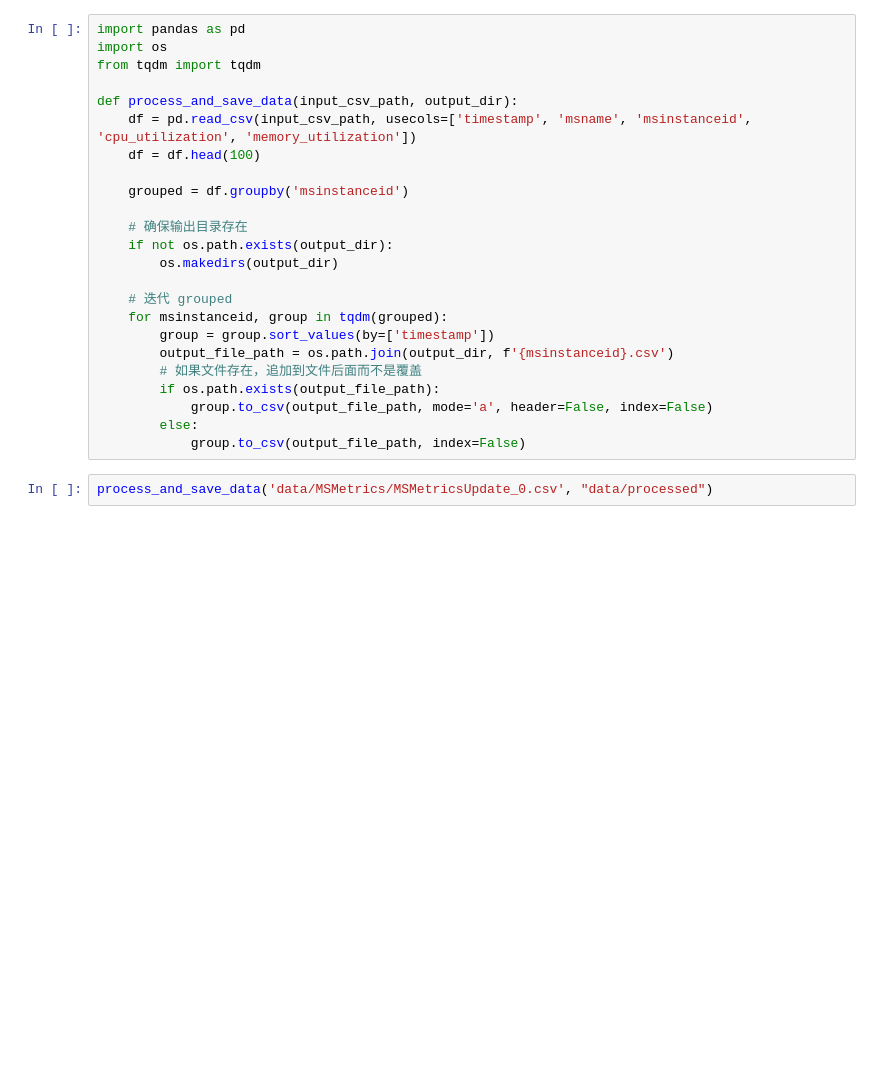
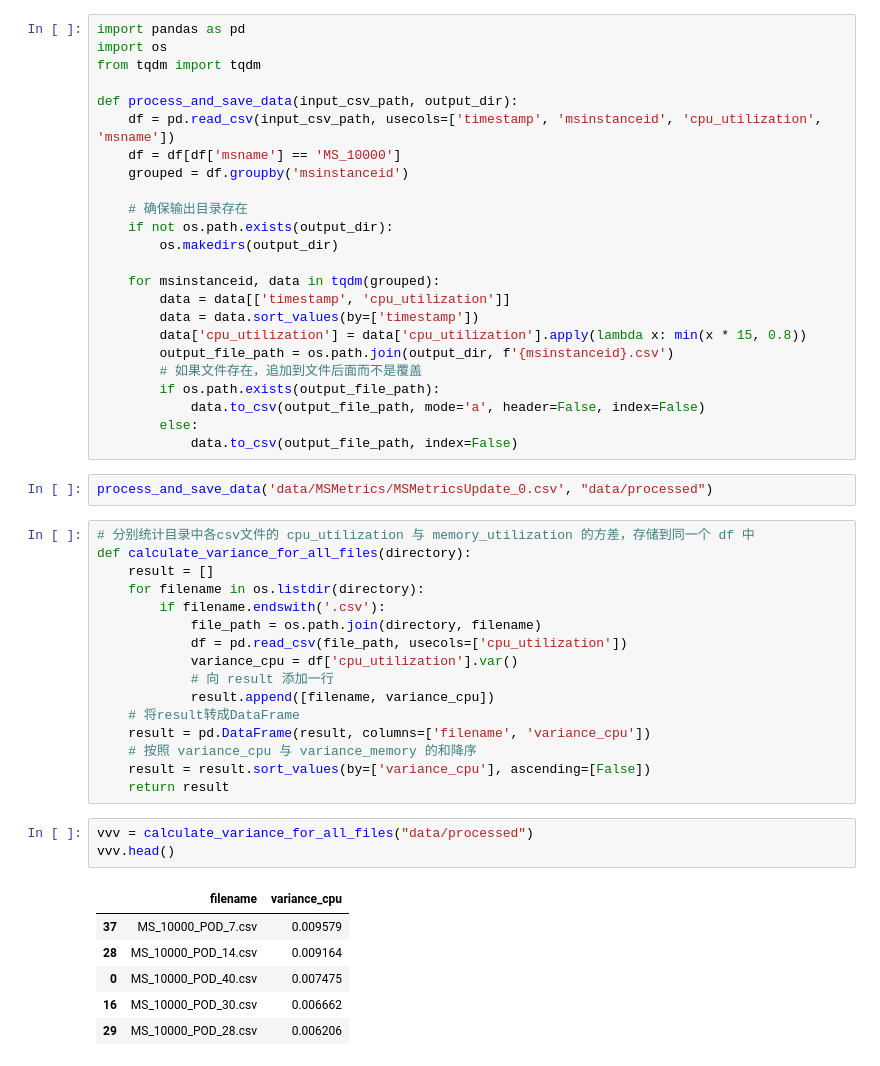
Before and after one commit to AiRanthem/clusterdata, a Jupyter notebook: cluster-trace-microservices-v2022/data-process.ipynb, the cells around one changed output. Cells and saved outputs as stored; diff of their text form; blank space fills up the shorter version.

```diff
--- a/cluster-trace-microservices-v2022/data-process.ipynb
+++ b/cluster-trace-microservices-v2022/data-process.ipynb
@@ -4,26 +4,52 @@ import os
 from tqdm import tqdm
 
 def process_and_save_data(input_csv_path, output_dir):
-    df = pd.read_csv(input_csv_path, usecols=['timestamp', 'msname', 'msinstanceid', 'cpu_utilization', 'memory_utilization'])
-    df = df.head(100)
-
+    df = pd.read_csv(input_csv_path, usecols=['timestamp', 'msinstanceid', 'cpu_utilization', 'msname'])
+    df = df[df['msname'] == 'MS_10000']
     grouped = df.groupby('msinstanceid')
 
     # 确保输出目录存在
     if not os.path.exists(output_dir):
         os.makedirs(output_dir)
 
-    # 迭代 grouped
-    for msinstanceid, group in tqdm(grouped):
-        group = group.sort_values(by=['timestamp'])
+    for msinstanceid, data in tqdm(grouped):
+        data = data[['timestamp', 'cpu_utilization']]
+        data = data.sort_values(by=['timestamp'])
+        data['cpu_utilization'] = data['cpu_utilization'].apply(lambda x: min(x * 15, 0.8))
         output_file_path = os.path.join(output_dir, f'{msinstanceid}.csv')
         # 如果文件存在，追加到文件后面而不是覆盖
         if os.path.exists(output_file_path):
-            group.to_csv(output_file_path, mode='a', header=False, index=False)
+            data.to_csv(output_file_path, mode='a', header=False, index=False)
         else:
-            group.to_csv(output_file_path, index=False)
+            data.to_csv(output_file_path, index=False)
 # %%
 process_and_save_data('data/MSMetrics/MSMetricsUpdate_0.csv', "data/processed")
+# %%
+# 分别统计目录中各csv文件的 cpu_utilization 与 memory_utilization 的方差，存储到同一个 df 中
+def calculate_variance_for_all_files(directory):
+    result = []
+    for filename in os.listdir(directory):
+        if filename.endswith('.csv'):
+            file_path = os.path.join(directory, filename)
+            df = pd.read_csv(file_path, usecols=['cpu_utilization'])
+            variance_cpu = df['cpu_utilization'].var()
+            # 向 result 添加一行
+            result.append([filename, variance_cpu])
+    # 将result转成DataFrame
+    result = pd.DataFrame(result, columns=['filename', 'variance_cpu'])
+    # 按照 variance_cpu 与 variance_memory 的和降序
+    result = result.sort_values(by=['variance_cpu'], ascending=[False])
+    return result
+# %%
+vvv = calculate_variance_for_all_files("data/processed")
+vvv.head()
+# %% [output]
+|  | filename | variance_cpu |
+| 37 | MS_10000_POD_7.csv | 0.009579 |
+| 28 | MS_10000_POD_14.csv | 0.009164 |
+| 0 | MS_10000_POD_40.csv | 0.007475 |
+| 16 | MS_10000_POD_30.csv | 0.006662 |
+| 29 | MS_10000_POD_28.csv | 0.006206 |
 # %%
 import matplotlib.pyplot as plt
 def plot_cpu_memory_utilization(input_csv_path):
```
Also changed, not shown: parts of 2 cells of this notebook, 1 other file.
